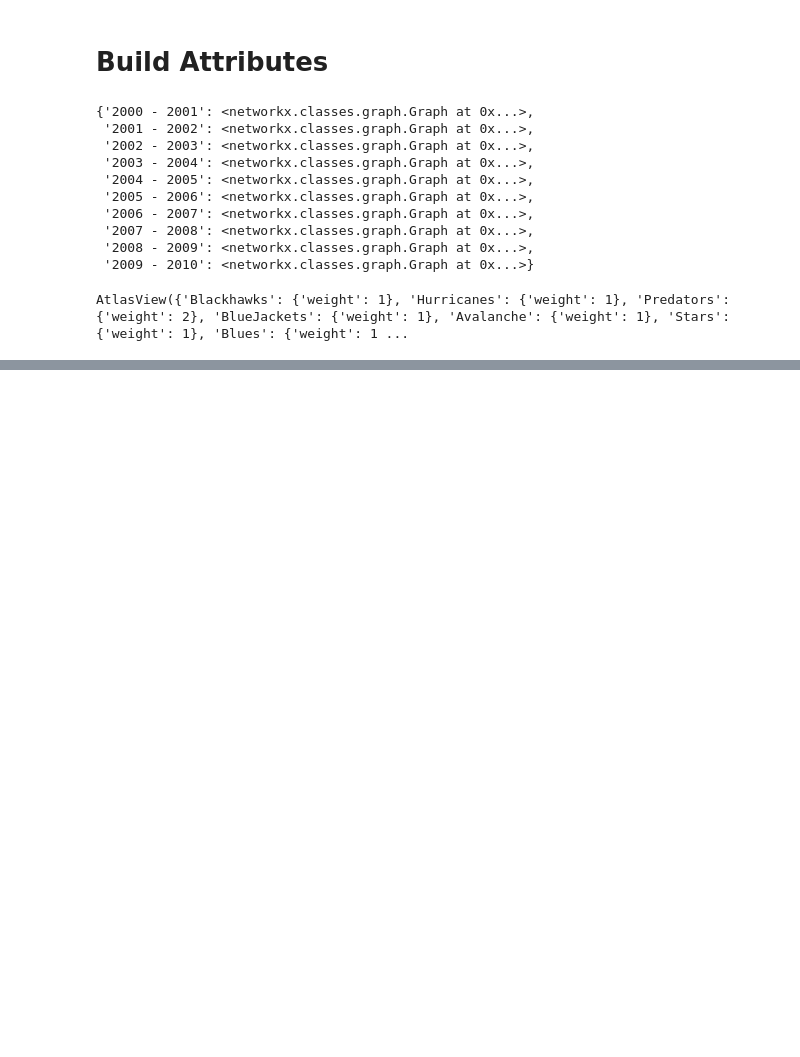
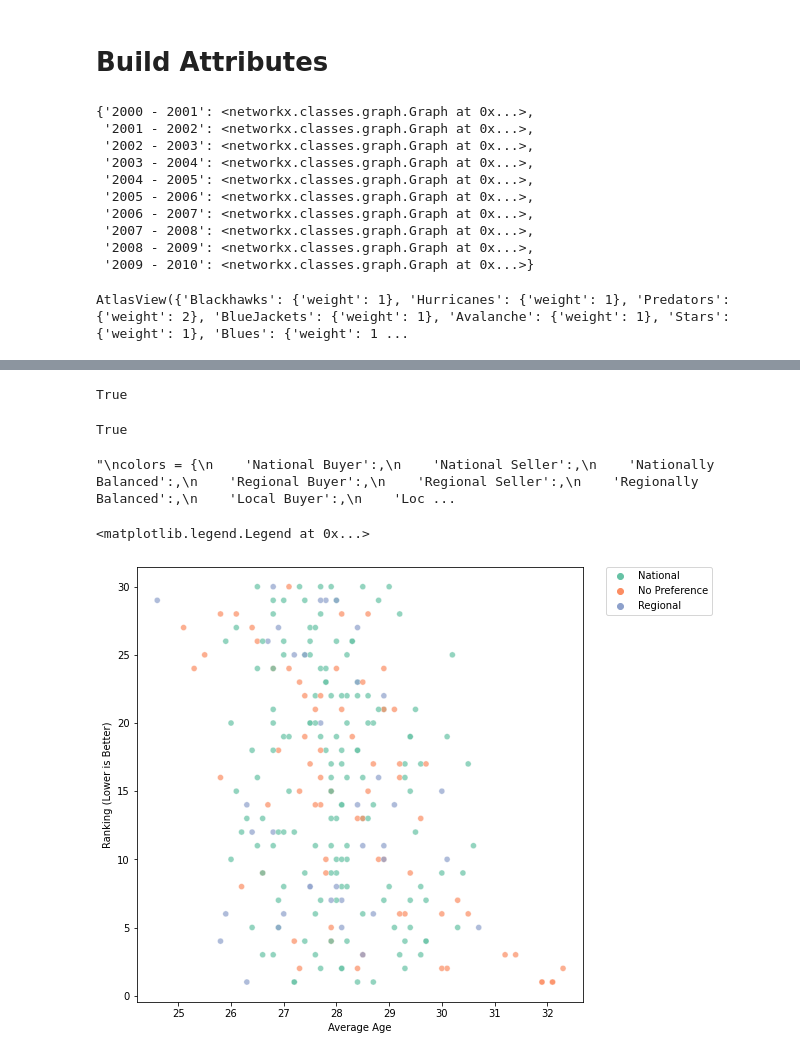
Before and after one commit to d141/590FP, a Jupyter notebook: nhl_transaction_network.ipynb, the cells around one changed output, grey strips where cells are left out. Drawn from its saved outputs; the diff is of its cells as text; code cells hidden in the pictures; blank space fills up the shorter version.

```diff
--- a/nhl_transaction_network.ipynb
+++ b/nhl_transaction_network.ipynb
@@ -518,0 +458,31 @@ sorted(c)
+# %%
+filenames =['NHL_Team_Stats_00-10 - 00-01.csv',
+            'NHL_Team_Stats_00-10 - 01-02.csv',
+            'NHL_Team_Stats_00-10 - 02-03.csv',
+            'NHL_Team_Stats_00-10 - 03-04.csv',
+            'NHL_Team_Stats_00-10 - 05-06.csv',
+            'NHL_Team_Stats_00-10 - 06-07.csv',
+            'NHL_Team_Stats_00-10 - 07-08.csv',
+            'NHL_Team_Stats_00-10 - 08-09.csv',
+            'NHL_Team_Stats_00-10 - 09-10.csv',
+            ]
+
+stats_dfs = []
+for filename in filenames:
+  stats = pd.read_csv(filename)
+  stats_dfs.append(stats)
+# %%
+import matplotlib.pyplot as plt
+
+team_names = networks_by_year['2000 - 2001'].nodes
+for df in stats_dfs:
+
+  for team in team_names:
+      df.loc[df['Unnamed: 0'].str.contains(team), 'Unnamed: 0'] = team
+
+
+  df.loc[df['Unnamed: 0'].str.contains('Detroit Red Wings'), 'Unnamed: 0'] = 'RedWings'
+  df.loc[df['Unnamed: 0'].str.contains('Toronto Maple Leafs'), 'Unnamed: 0'] = 'MapleLeafs'
+  df.loc[df['Unnamed: 0'].str.contains('Columbus Blue Jackets'), 'Unnamed: 0'] = 'BlueJackets'
+  df.loc[df['Unnamed: 0'].str.contains('Atlanta Thrashers'), 'Unnamed: 0'] = 'Jets'
+  df.loc[df['Unnamed: 0'].str.contains('Mighty Ducks'), 'Unnamed: 0'] = 'Ducks'
@@ -518,0 +592,27 @@ sorted(c)
+# %%
+len(strategies) == len(ranking) == len(pts) == len(num_partners) == len(buyer_seller)
+# %% [output]
+True
+# %%
+len(winner_partners) == len(winner_regions) == len(winner_strategies)
+# %% [output]
+True
+# %%
+'''
+colors = {
+    'National Buyer':,
+    'National Seller':,
+    'Nationally Balanced':,
+    'Regional Buyer':,
+    'Regional Seller':,
+    'Regionally Balanced':,
+    'Local Buyer':,
+    'Local Seller':,
+    'Locally Balanced':,
+    'Unbiased Buyer':,
+    'Unbiased Seller':,
+    'Balanced':
+}
+'''
+# %% [output]
+"\ncolors = {\n    'National Buyer':,\n    'National Seller':,\n    'Nationally Balanced':,\n    'Regional Buyer':,\n    'Regional Seller':,\n    'Regionally Balanced':,\n    'Local Buyer':,\n    'Loc ...
@@ -518,0 +643,12 @@ sorted(c)
+# %%
+import seaborn as sns
+
+plt.figure(figsize=(8,8))
+sns.set_palette("Set2", 8)
+sns.scatterplot(x=ages, y=ranking, alpha=.7, hue=regions)
+plt.xlabel("Average Age")
+plt.ylabel("Ranking (Lower is Better)")
+plt.legend(bbox_to_anchor=(1.05, 1), loc=2, borderaxespad=0.)
+# %% [output]
+<matplotlib.legend.Legend at 0x...>
+[figure, added]
```
Also changed, not shown: parts of 27 cells of this notebook.
